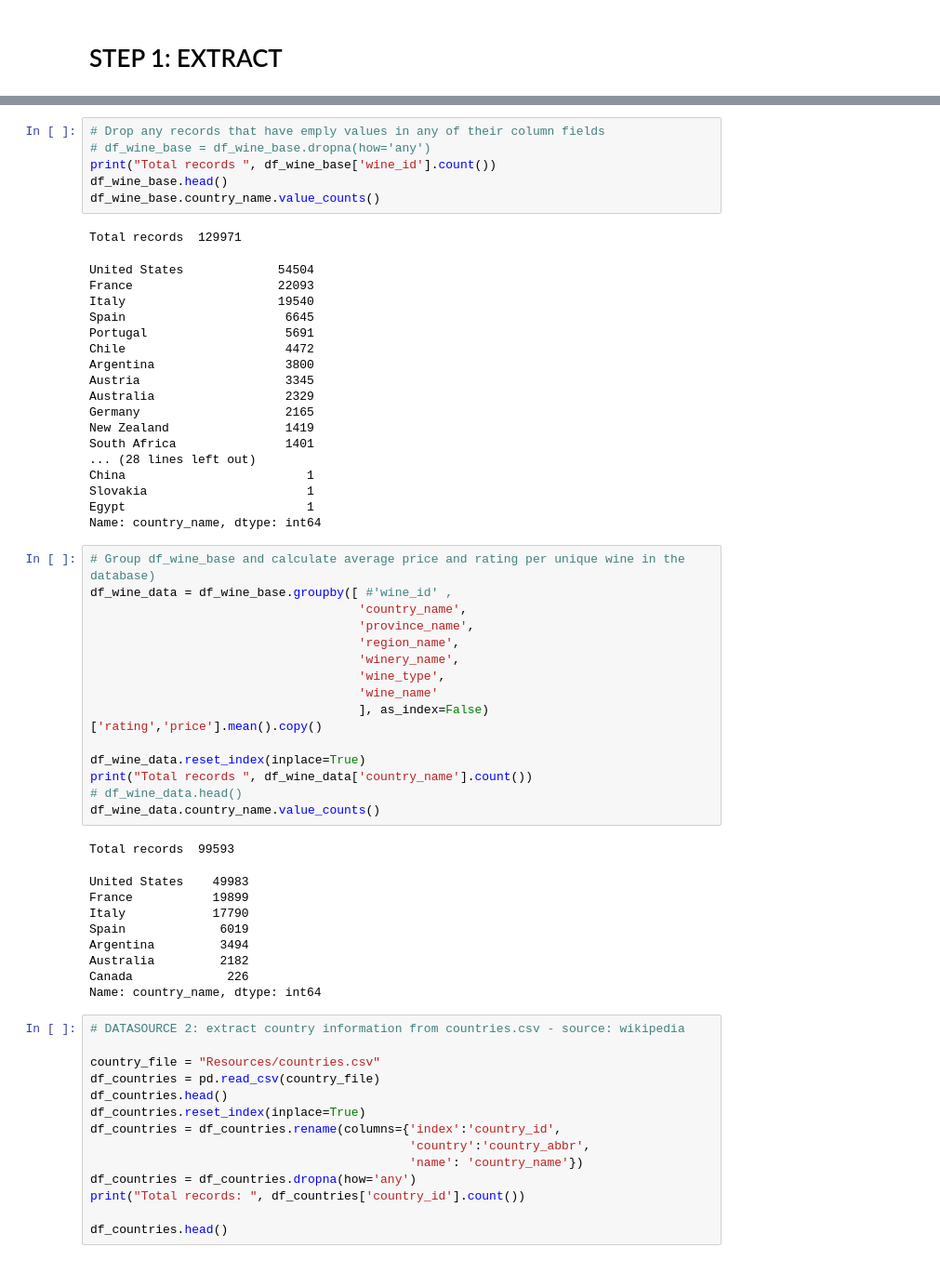
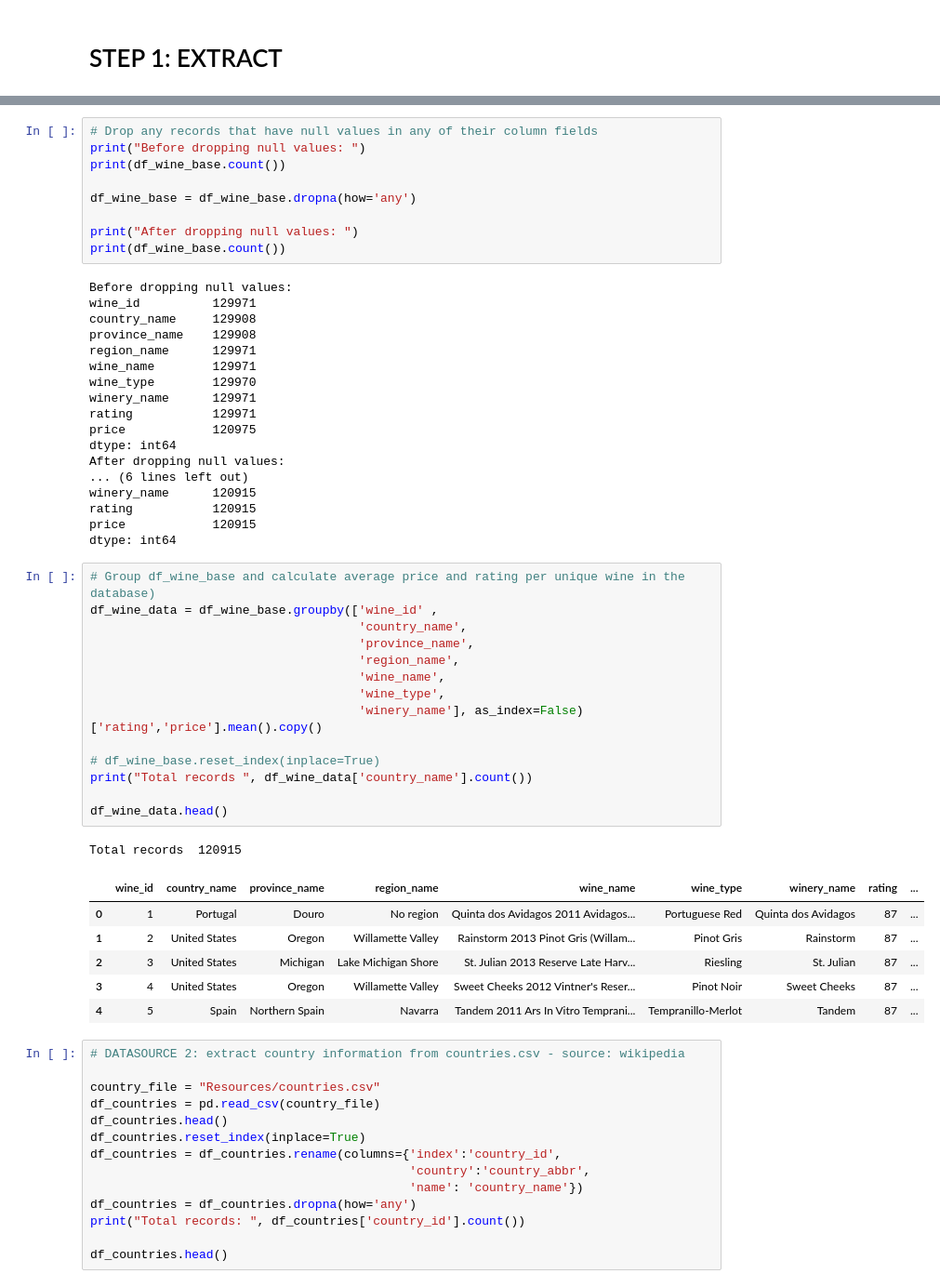
Before and after one commit to DutchDS/Project-2-ETL, a Jupyter notebook: Project_2_ETL.ipynb, the cells around one changed output, grey strips where cells are left out. Shown at 93% size. Cells and saved outputs as stored; diff of their text form.

```diff
--- a/Project_2_ETL.ipynb
+++ b/Project_2_ETL.ipynb
@@ -69,53 +49,52 @@ Name: country_name, dtype: int64
 # %%
-# Drop any records that have emply values in any of their column fields
-# df_wine_base = df_wine_base.dropna(how='any')
-print("Total records ", df_wine_base['wine_id'].count())
-df_wine_base.head()
-df_wine_base.country_name.value_counts()
+# Drop any records that have null values in any of their column fields
+print("Before dropping null values: ")
+print(df_wine_base.count())
+
+df_wine_base = df_wine_base.dropna(how='any')
+
+print("After dropping null values: ")
+print(df_wine_base.count())
 # %% [output]
-Total records  129971
+Before dropping null values:
+wine_id          129971
+country_name     129908
+province_name    129908
+region_name      129971
+wine_name        129971
+wine_type        129970
+winery_name      129971
+rating           129971
+price            120975
+dtype: int64
+After dropping null values:
+... (6 lines left out)
+winery_name      120915
+rating           120915
+price            120915
+dtype: int64
-United States             54504
-France                    22093
-Italy                     19540
-Spain                      6645
-Portugal                   5691
-Chile                      4472
-Argentina                  3800
-Austria                    3345
-Australia                  2329
-Germany                    2165
-New Zealand                1419
-South Africa               1401
-... (28 lines left out)
-China                         1
-Slovakia                      1
-Egypt                         1
-Name: country_name, dtype: int64
 # %%
 # Group df_wine_base and calculate average price and rating per unique wine in the database)
-df_wine_data = df_wine_base.groupby([ #'wine_id' ,
+df_wine_data = df_wine_base.groupby(['wine_id' ,
                                      'country_name',
                                      'province_name',
                                      'region_name',
-                                     'winery_name',
+                                     'wine_name',
                                      'wine_type',
-                                     'wine_name'
-                                     ], as_index=False)['rating','price'].mean().copy()
+                                     'winery_name'], as_index=False)['rating','price'].mean().copy()
 
-df_wine_data.reset_index(inplace=True)
+# df_wine_base.reset_index(inplace=True)
 print("Total records ", df_wine_data['country_name'].count())
-# df_wine_data.head()
-df_wine_data.country_name.value_counts()
+
+df_wine_data.head()
 # %% [output]
-Total records  99593
+Total records  120915
-United States    49983
-France           19899
-Italy            17790
-Spain             6019
-Argentina         3494
-Australia         2182
-Canada             226
-Name: country_name, dtype: int64
+|  | wine_id | country_name | province_name | region_name | wine_name | wine_type | winery_name | rating | ... |
+| 0 | 1 | Portugal | Douro | No region | Quinta dos Avidagos 2011 Avidagos... | Portuguese Red | Quinta dos Avidagos | 87 | ... |
+| 1 | 2 | United States | Oregon | Willamette Valley | Rainstorm 2013 Pinot Gris (Willam... | Pinot Gris | Rainstorm | 87 | ... |
+| 2 | 3 | United States | Michigan | Lake Michigan Shore | St. Julian 2013 Reserve Late Harv... | Riesling | St. Julian | 87 | ... |
+| 3 | 4 | United States | Oregon | Willamette Valley | Sweet Cheeks 2012 Vintner's Reser... | Pinot Noir | Sweet Cheeks | 87 | ... |
+| 4 | 5 | Spain | Northern Spain | Navarra | Tandem 2011 Ars In Vitro Temprani... | Tempranillo-Merlot | Tandem | 87 | ... |
 # %%
 # DATASOURCE 2: extract country information from countries.csv - source: wikipedia
 
```
Also changed, not shown: parts of 14 cells of this notebook, 4 other files.
